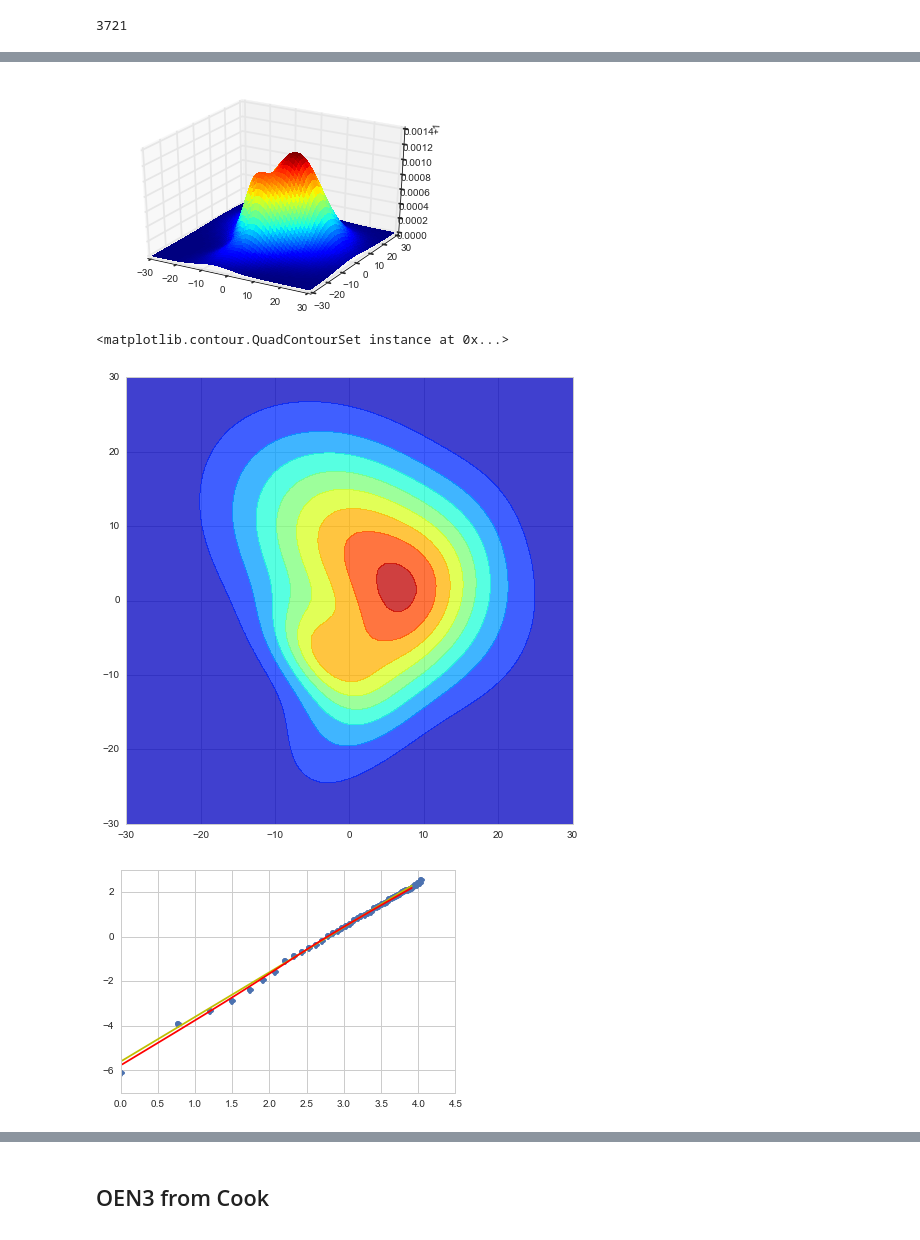
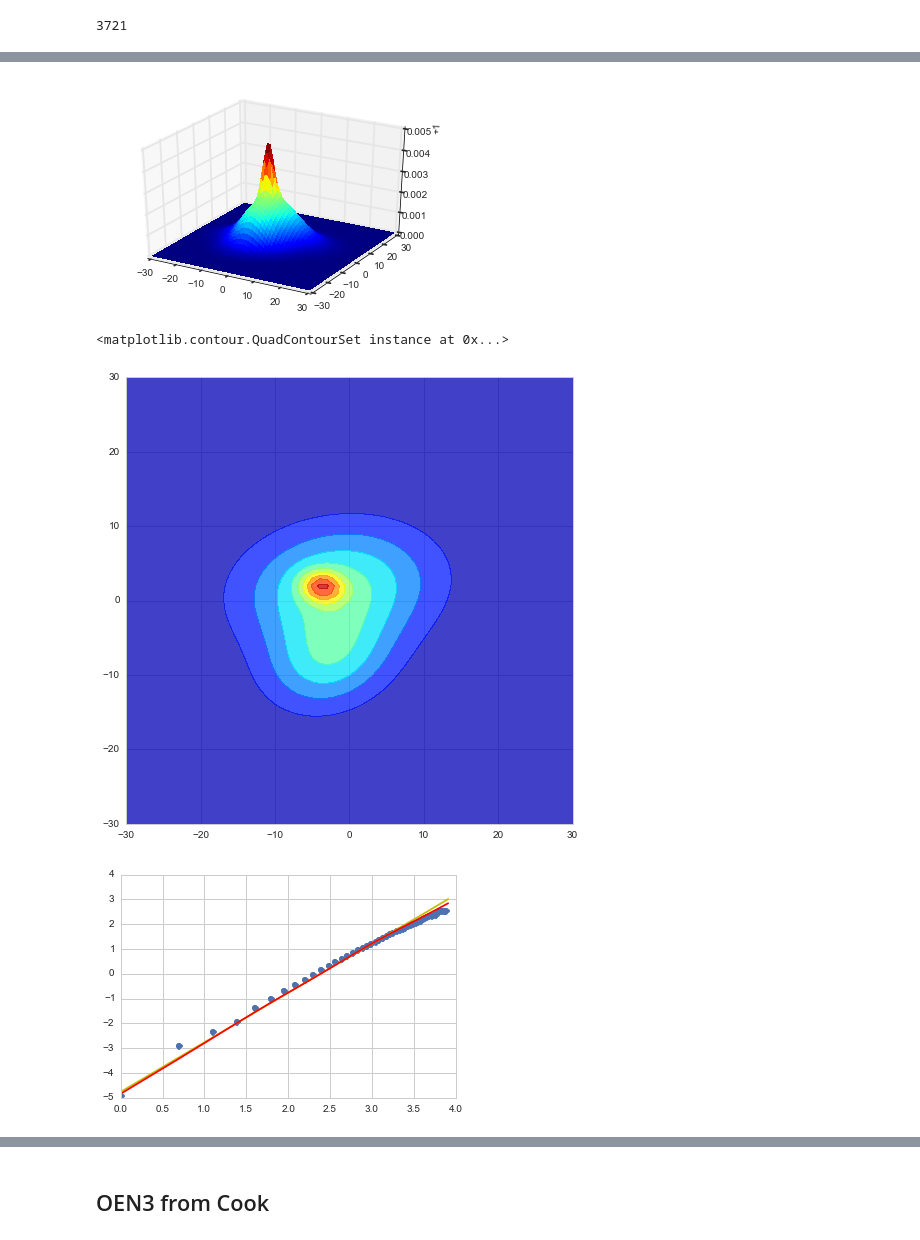
Before and after one commit to cqcn1991/Wind-Speed-Analysis, a Jupyter notebook: US wind data.ipynb, the cells around one changed output, grey strips where cells are left out. Drawn from its saved outputs; the diff is of its cells as text; code cells hidden in the pictures.

```diff
--- a/US wind data.ipynb
+++ b/US wind data.ipynb
@@ -640,7 +658,7 @@ qz=np.exp(-(x/c_shape)**w_scale)
 plt.plot(np.log(x), np.log(-np.log(qz)),'-')
 
 # OEN3 distribution
-x, y_ = x_vals_OEN3, y_vals_OEN3
+x, y_ = x_vals_OEN3_EM, y_vals_OEN3_EM
 y = np.array(zip(*y_)[0])
 plt.plot(np.log(x), np.log(-np.log(1-y)),'-', color = 'y')
 
@@ -669,7 +687,7 @@ plt.show()
 from sklearn.neighbors import KernelDensity
 if not kde:
     sample = speed_set
-    kde = KernelDensity(bandwidth=2.0).fit(sample)
+    kde = KernelDensity(bandwidth=1.0).fit(sample)
 # %%
 panel_array = []
 for i in np.arange(-30, 31, 1):
@@ -695,14 +709,13 @@ print len(kde_result)
 3721
 # %%
 gmm_em_result = []
-gmm_em_result.extend(clf.weights_[0:2])
+gmm_em_result.extend(clf.weights_[0:3])
 for i in [0,1,2]:
     meanx,meany=clf.means_[i].tolist()
     sigx,sigy = np.sqrt(clf.covars_ [i][0,0]), np.sqrt(clf.covars_ [i][1,1])
     rho = clf.covars_ [i][0,1]/(sigx*sigy)
     gmm_em_result.extend([meanx,meany, sigx,sigy,rho])
+    print meanx,meany, sigx,sigy,rho
 
-print gmm_em_result[0:2]
-for i in [2,7,12]:
-    print gmm_em_result[i:i+5]
+print gmm_em_result
 # %% [output]
@@ -720,7 +733,7 @@ def create_gaussian_2d(meanx,meany,sigx,sigy,rho):
     return multivariate_normal(mean=[meanx,meany], cov=[[sigx**2,sigxy],[sigxy,sigy**2]], allow_singular=True)
 
 def square_error(x0, log_mode = False):
-    f1,f2, \
+    f1,f2,f3,\
     u1,v1,sigu1,sigv1,rho1, \
     u2,v2,sigu2,sigv2,rho2, \
     u3,v3,sigu3,sigv3,rho3 = x0
@@ -729,7 +742,7 @@ def square_error(x0, log_mode = False):
     g2 = create_gaussian_2d(u2,v2,sigu2,sigv2,rho2)
     g3 = create_gaussian_2d(u3,v3,sigu3,sigv3,rho3)
     def mixed_model(points):
-        return f1*g1.pdf(points)+f2*g2.pdf(points)+(1-f1-f2)*g3.pdf(points)
+        return f1*g1.pdf(points)+f2*g2.pdf(points)+f3*g3.pdf(points)
     # 2. Calculate the sum of square error
     # kde returns log prob, so need to convert it
     if log_mode:
@@ -746,8 +759,8 @@ def square_error(x0, log_mode = False):
     return result
     # The returned number seems too small, how to deal with it?
 
-cons = [{'type': 'ineq', 'fun': lambda x: -x[0] - x[1] + 1}]
-bonds = [(0., 0.99),(0., 0.99),
+cons = [{'type': 'eq', 'fun': lambda x: -x[0] - x[1] - x[2]+ 1}]
+bonds = [(0., 0.99),(0., 0.99),(0., 0.99),
             (-30, 30),(-30, 30),(0., 30),(0., 30),(-0.99, 0.99),
             (-30, 30),(-30, 30),(0., 30),(0., 30),(-0.99, 0.99),
             (-30, 30),(-30, 30),(0., 30),(0., 30),(-0.99, 0.99),]
@@ -850,23 +883,23 @@ plt.draw()
 # %%
 # Plot probability density
 g1 = create_gaussian_2d(u1,v1,sigu1,sigv1,rho1)
 g2 = create_gaussian_2d(u2,v2,sigu2,sigv2,rho2)
 g3 = create_gaussian_2d(u3,v3,sigu3,sigv3,rho3)
 def mixed_model_pdf(points):
-    return f1*g1.pdf(points)+f2*g2.pdf(points)+(1-f1-f2)*g3.pdf(points)
+    return f1*g1.pdf(points)+f2*g2.pdf(points)+f3*g3.pdf(points)
 
 X = Y = np.arange(-30, 31, 1)
 XX,YY=np.meshgrid(X,Y)
 coords=np.array((XX.ravel(), YY.ravel())).T
 Z = np.exp(mixed_model_pdf(coords)).reshape(XX.shape)
 
 plot_3d_prob_density(X,Y,Z)
 
 plot_2d_prob_density(X,Y,Z)
 # %% [output]
-[figure, old version]
+[figure, new version]
 <matplotlib.contour.QuadContourSet instance at 0x...>
-[figure, old version]
+[figure, new version]
 # %%
 def f(V,theta):
     return (mixed_model_pdf([[V*cos(theta),V*sin(theta)]]))*V
@@ -888,7 +921,7 @@ y = ecdf(x)
 plt.plot(np.log(x), np.log(-np.log(1-y)),'o')
 
 # OEN3 distribution, EM
-x, y_ = x_vals_OEN3, y_vals_OEN3
+x, y_ = x_vals_OEN3_EM, y_vals_OEN3_EM
 y = np.array(zip(*y_)[0])
 plt.plot(np.log(x), np.log(-np.log(1-y)),'-', color = 'y')
 
@@ -899,4 +932,4 @@ plt.plot(np.log(x), np.log(-np.log(1-y)),'-', color = 'r')
 
 plt.show()
 # %% [output]
-[figure, old version]
+[figure, new version]
```
Also changed, not shown: parts of 64 cells of this notebook.
